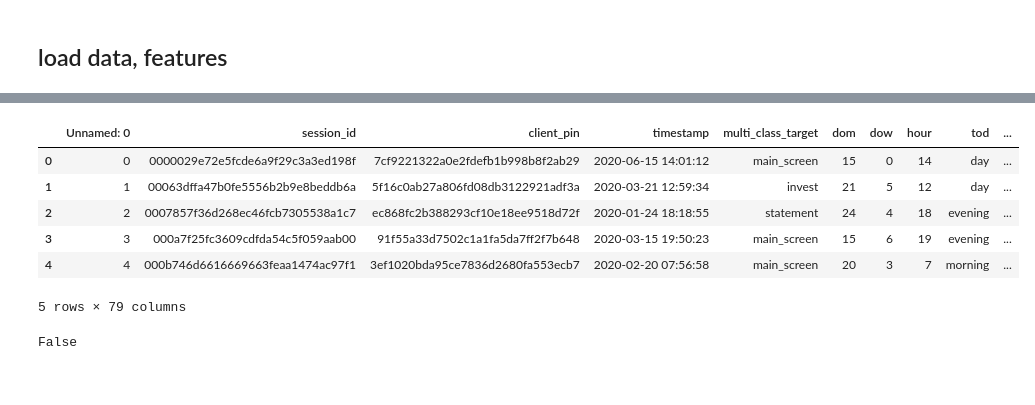
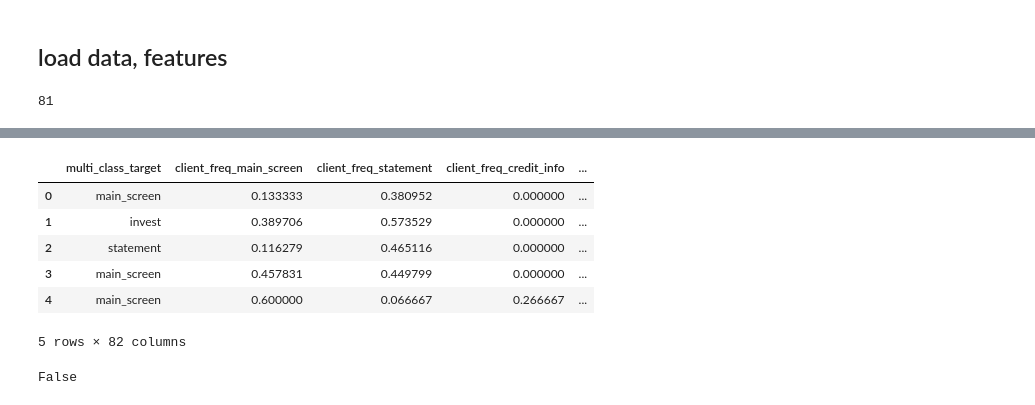
Before and after one commit to v010ch/AlfaBattle20_task1, a Jupyter notebook: step4_modeling_scoring.ipynb, the cells around one changed output, grey strips where cells are left out. Saved outputs shown, nothing was run; the diff lists cells and outputs as text; code cells hidden in the pictures.

```diff
--- a/step4_modeling_scoring.ipynb
+++ b/step4_modeling_scoring.ipynb
@@ -35,8 +35,19 @@ MODELS = './models'
 UTILS = './utils'
 # %% [markdown]
 ## load data, features
+# %%
+load_dtypes = pickle.load(open(os.path.join(UTILS, 'load_dtypes.pkl'), 'rb'))
+# %%
+using_features = pickle.load(open(os.path.join(DATA_OWN, 'using_features.pkl'), 'rb'))
+len(using_features)
+# %% [output]
+81
+# %%
+load_col = list(using_features)
+load_col.extend(['multi_class_target'])
 # %%
 %%time
-data_train = pd.read_csv(os.path.join(DATA_OWN, 'data_train.csv'), parse_dates=['timestamp'])
+#data_train = pd.read_csv(os.path.join(DATA_OWN, 'data_train.csv'), parse_dates=['timestamp'], usecols=using_features, dtype=load_dtypes)
+data_train = pd.read_csv(os.path.join(DATA_OWN, 'data_train.csv'), usecols=load_col, dtype=load_dtypes)
 data_train.head()
 # %% [output]
@@ -44,10 +55,10 @@ Wall time: 1min 30s
-|  | Unnamed: 0 | session_id | client_pin | timestamp | multi_class_target | dom | dow | hour | tod | ... |
-| 0 | 0 | 0000029e72e5fcde6a9f29c3a3ed198f | 7cf9221322a0e2fdefb1b998b8f2ab29 | 2020-06-15 14:01:12 | main_screen | 15 | 0 | 14 | day | ... |
-| 1 | 1 | 00063dffa47b0fe5556b2b9e8beddb6a | 5f16c0ab27a806fd08db3122921adf3a | 2020-03-21 12:59:34 | invest | 21 | 5 | 12 | day | ... |
-| 2 | 2 | 0007857f36d268ec46fcb7305538a1c7 | ec868fc2b388293cf10e18ee9518d72f | 2020-01-24 18:18:55 | statement | 24 | 4 | 18 | evening | ... |
-| 3 | 3 | 000a7f25fc3609cdfda54c5f059aab00 | 91f55a33d7502c1a1fa5da7ff2f7b648 | 2020-03-15 19:50:23 | main_screen | 15 | 6 | 19 | evening | ... |
-| 4 | 4 | 000b746d6616669663feaa1474ac97f1 | 3ef1020bda95ce7836d2680fa553ecb7 | 2020-02-20 07:56:58 | main_screen | 20 | 3 | 7 | morning | ... |
+|  | multi_class_target | client_freq_main_screen | client_freq_statement | client_freq_credit_info | ... |
+| 0 | main_screen | 0.133333 | 0.380952 | 0.000000 | ... |
+| 1 | invest | 0.389706 | 0.573529 | 0.000000 | ... |
+| 2 | statement | 0.116279 | 0.465116 | 0.000000 | ... |
+| 3 | main_screen | 0.457831 | 0.449799 | 0.000000 | ... |
+| 4 | main_screen | 0.600000 | 0.066667 | 0.266667 | ... |
-5 rows × 79 columns
+5 rows × 82 columns
 # %%
 (data_train.isnull().values.any())
 # %% [output]
```
Also changed, not shown: parts of 24 cells of this notebook, 12 other files.
